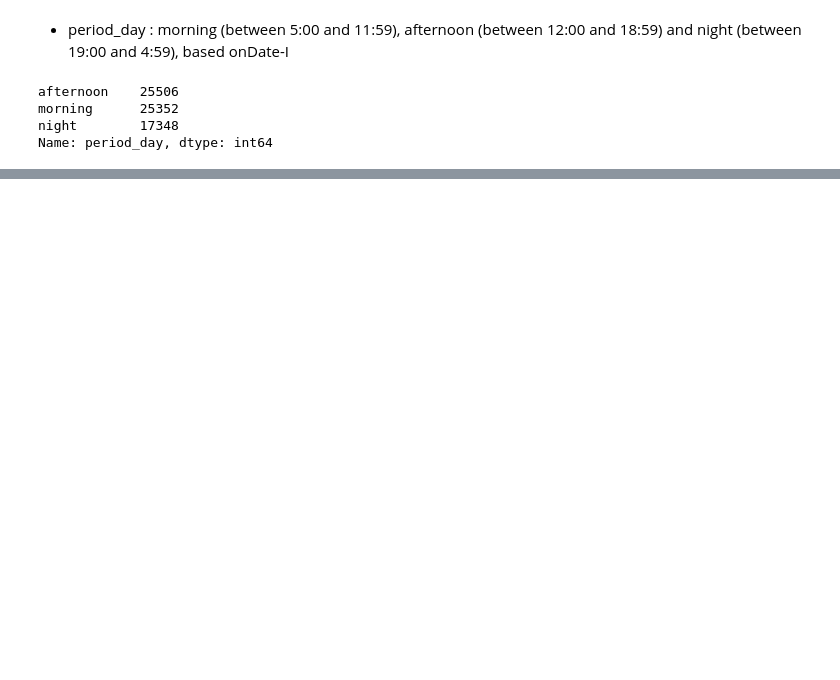
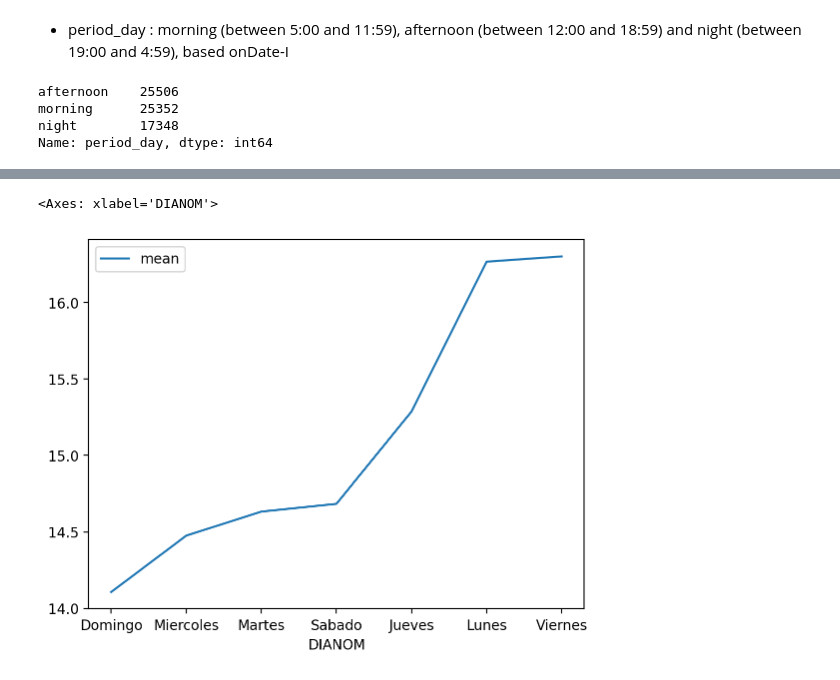
Before and after one commit to zhinkaz/LatamChallenge, a Jupyter notebook: Notebooks/solution.ipynb, the cells around one changed output, grey strips where cells are left out. Saved outputs shown, nothing was run; the diff lists cells and outputs as text; code cells hidden in the pictures; blank space fills up the shorter version.

```diff
--- a/Notebooks/solution.ipynb
+++ b/Notebooks/solution.ipynb
@@ -275,0 +314,5 @@ synthetic_features.to_csv('./synthetic_features.csv', index=False)
+# %%
+data_delay.groupby(['DIANOM'])['min_diff'].agg(["mean"]).sort_values(by='mean').plot()
+# %% [output]
+<Axes: xlabel='DIANOM'>
+[figure, added]
```
Also changed, not shown: parts of 26 cells of this notebook, 2 other files.
